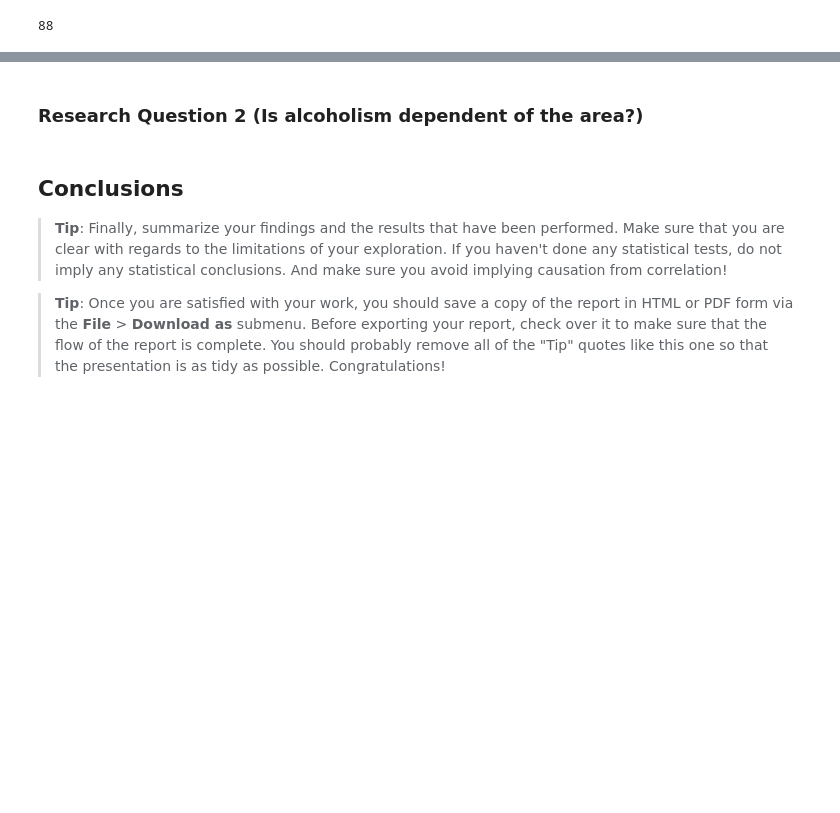
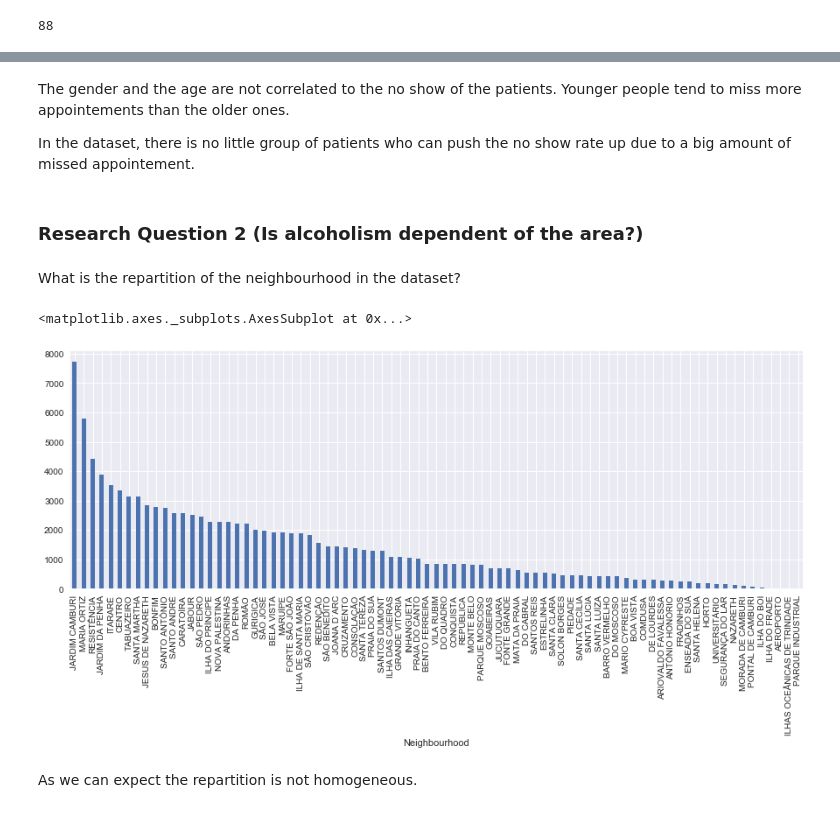
Before and after one commit to Hansastro/Nanodregree_Data_Analyst, a Jupyter notebook: Chapter3/investigate-a-dataset.ipynb, the cells around one changed output, grey strips where cells are left out. Drawn from its saved outputs; the diff is of its cells as text; code cells hidden in the pictures; blank space fills up the shorter version.

```diff
--- a/Chapter3/investigate-a-dataset.ipynb
+++ b/Chapter3/investigate-a-dataset.ipynb
@@ -551,2 +555,6 @@ no_showPerPatient.max()
+# %% [markdown]
+The gender and the age are not correlated to the no show of the patients. Younger people tend to miss more appointements than the older ones.
+
+In the dataset, there is no little group of patients who can push the no show rate up due to a big amount of missed appointement.
 # %% [markdown]
 ### Research Question 2  (Is alcoholism dependent of the area?)
@@ -557,7 +561,10 @@ no_showPerPatient.max()
-# %% [markdown]
-<a id='conclusions'></a>
-## Conclusions
-
-> **Tip**: Finally, summarize your findings and the results that have been performed. Make sure that you are clear with regards to the limitations of your exploration. If you haven't done any statistical tests, do not imply any statistical conclusions. And make sure you avoid implying causation from correlation!
-
-> **Tip**: Once you are satisfied with your work, you should save a copy of the report in HTML or PDF form via the **File** > **Download as** submenu. Before exporting your report, check over it to make sure that the flow of the report is complete. You should probably remove all of the "Tip" quotes like this one so that the presentation is as tidy as possible. Congratulations!
+# %% [markdown]
+What is the repartition of the neighbourhood in the dataset?
+# %%
+plt.rcParams['figure.figsize'] = 15, 5
+noshowapp_df.groupby('Neighbourhood')['AppointmentID'].count().sort_values(ascending=False).plot.bar()
+# %% [output]
+<matplotlib.axes._subplots.AxesSubplot at 0x...>
+[figure, added]
+# %% [markdown]
+As we can expect the repartition is not homogeneous.
```
Also changed, not shown: parts of 15 cells of this notebook, 1 other file.
